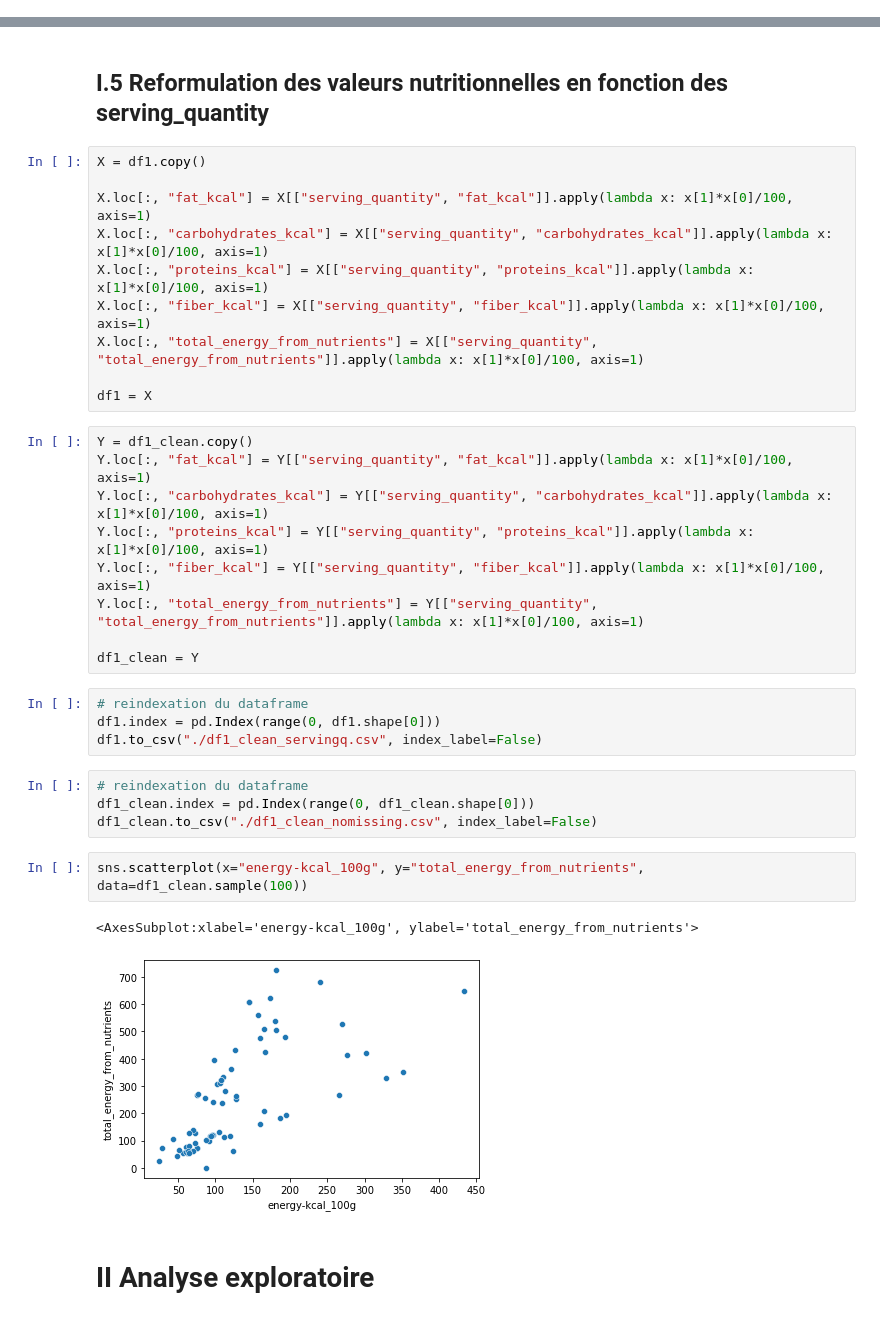
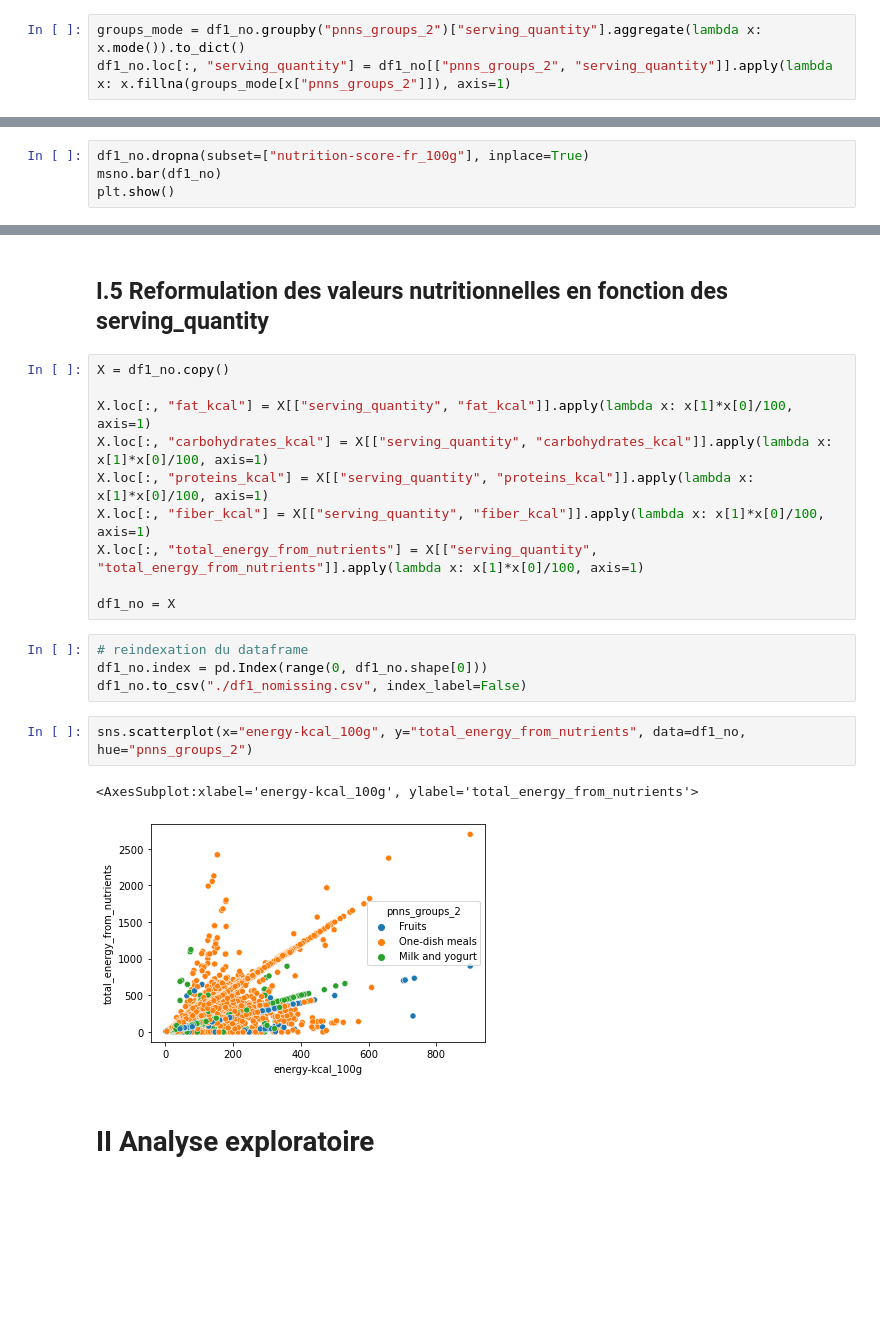
Before and after one commit to OlivierLegrand/P7, a Jupyter notebook: P3/PSanté_notebookpresentation.ipynb, the cells around one changed output, grey strips where cells are left out. Cells and saved outputs as stored; diff of their text form; blank space fills up the shorter version.

Commit message:
Travail sur df1_no uniquement. imputation des serving_size par le mode. Ok car toute l'analyse repose sur des ratios nutriments/somme des nutriments. Permet de garder des données par ailleurs clean

```diff
--- a/P3/PSanté_notebookpresentation.ipynb
+++ b/P3/PSanté_notebookpresentation.ipynb
@@ -444,0 +391,3 @@ df1.drop(index=drop_index, inplace=True)
+# %%
+groups_mode = df1_no.groupby("pnns_groups_2")["serving_quantity"].aggregate(lambda x: x.mode()).to_dict()
+df1_no.loc[:, "serving_quantity"] = df1_no[["pnns_groups_2", "serving_quantity"]].apply(lambda x: x.fillna(groups_mode[x["pnns_groups_2"]]), axis=1)
@@ -444,0 +399,4 @@ df1.drop(index=drop_index, inplace=True)
+# %%
+df1_no.dropna(subset=["nutrition-score-fr_100g"], inplace=True)
+msno.bar(df1_no)
+plt.show()
@@ -480,7 +420,7 @@ df1_clean = df1.dropna(subset=["serving_quantity", "fiber_kcal"], how="any")
 # %% [markdown]
 ## I.5 Reformulation des valeurs nutritionnelles en fonction des serving_quantity
 # %%
-X = df1.copy()
+X = df1_no.copy()
 
 X.loc[:, "fat_kcal"] = X[["serving_quantity", "fat_kcal"]].apply(lambda x: x[1]*x[0]/100, axis=1)
 X.loc[:, "carbohydrates_kcal"] = X[["serving_quantity", "carbohydrates_kcal"]].apply(lambda x: x[1]*x[0]/100, axis=1)
@@ -488,29 +428,16 @@ X.loc[:, "proteins_kcal"] = X[["serving_quantity", "proteins_kcal"]].apply(lambd
 X.loc[:, "fiber_kcal"] = X[["serving_quantity", "fiber_kcal"]].apply(lambda x: x[1]*x[0]/100, axis=1)
 X.loc[:, "total_energy_from_nutrients"] = X[["serving_quantity", "total_energy_from_nutrients"]].apply(lambda x: x[1]*x[0]/100, axis=1)
 
-df1 = X
+df1_no = X
-# %%
-Y = df1_clean.copy()
-Y.loc[:, "fat_kcal"] = Y[["serving_quantity", "fat_kcal"]].apply(lambda x: x[1]*x[0]/100, axis=1)
-Y.loc[:, "carbohydrates_kcal"] = Y[["serving_quantity", "carbohydrates_kcal"]].apply(lambda x: x[1]*x[0]/100, axis=1)
-Y.loc[:, "proteins_kcal"] = Y[["serving_quantity", "proteins_kcal"]].apply(lambda x: x[1]*x[0]/100, axis=1)
-Y.loc[:, "fiber_kcal"] = Y[["serving_quantity", "fiber_kcal"]].apply(lambda x: x[1]*x[0]/100, axis=1)
-Y.loc[:, "total_energy_from_nutrients"] = Y[["serving_quantity", "total_energy_from_nutrients"]].apply(lambda x: x[1]*x[0]/100, axis=1)
-
-df1_clean = Y
 # %%
 # reindexation du dataframe
-df1.index = pd.Index(range(0, df1.shape[0]))
-df1.to_csv("./df1_clean_servingq.csv", index_label=False)
+df1_no.index = pd.Index(range(0, df1_no.shape[0]))
+df1_no.to_csv("./df1_nomissing.csv", index_label=False)
-# %%
-# reindexation du dataframe
-df1_clean.index = pd.Index(range(0, df1_clean.shape[0]))
-df1_clean.to_csv("./df1_clean_nomissing.csv", index_label=False)
 # %%
-sns.scatterplot(x="energy-kcal_100g", y="total_energy_from_nutrients", data=df1_clean.sample(100))
+sns.scatterplot(x="energy-kcal_100g", y="total_energy_from_nutrients", data=df1_no, hue="pnns_groups_2")
 # %% [output]
 <AxesSubplot:xlabel='energy-kcal_100g', ylabel='total_energy_from_nutrients'>
-[figure, old version]
+[figure, new version]
 # %% [markdown]
 # II Analyse exploratoire
 # %%
```
Also changed, not shown: parts of 42 cells of this notebook.
